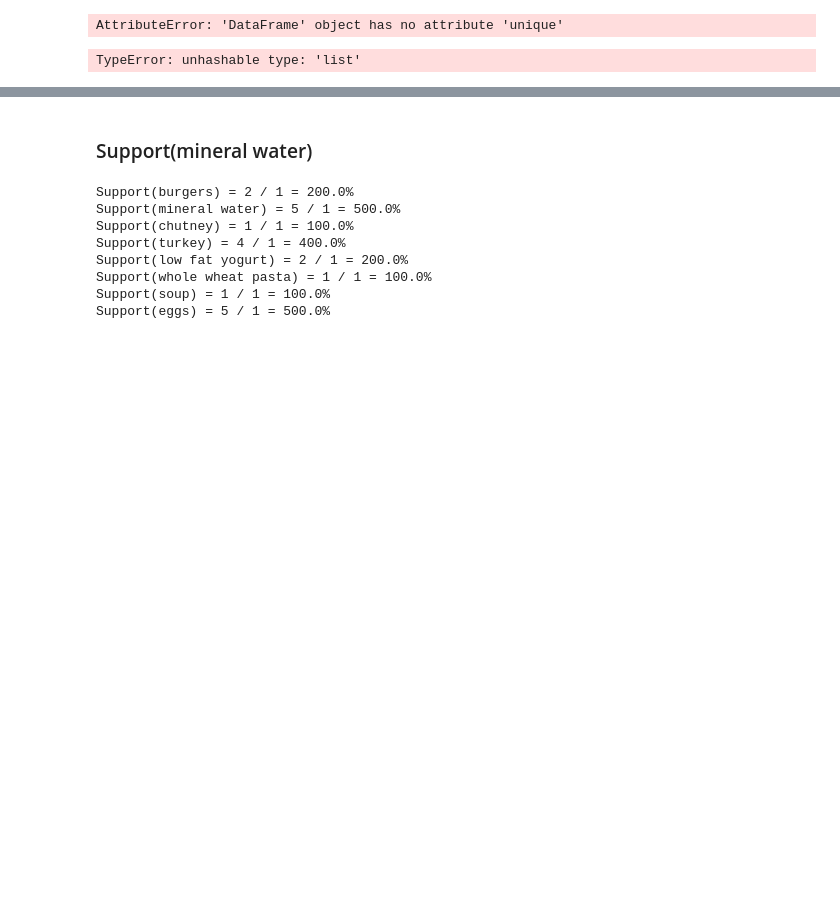
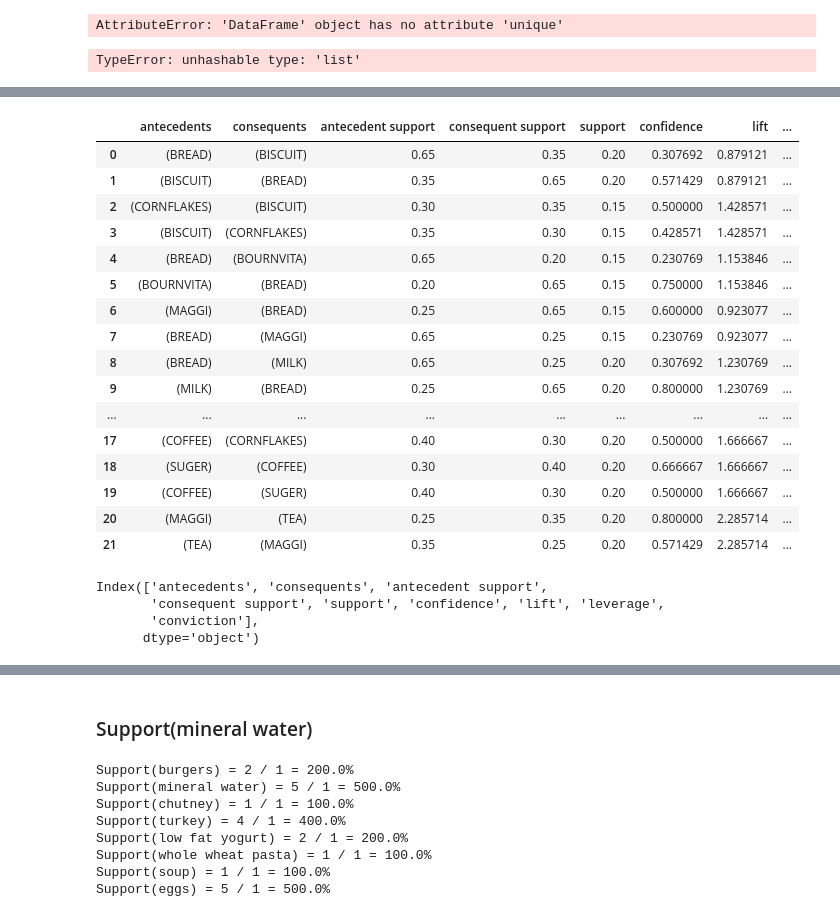
Before and after one commit to ravaldipak/ML, a Jupyter notebook: ML/APriori Algorithm/APriori Algorithm.ipynb, the cells around one changed output, grey strips where cells are left out. Saved outputs shown, nothing was run; the diff lists cells and outputs as text; code cells hidden in the pictures; blank space fills up the shorter version.

```diff
--- a/ML/APriori Algorithm/APriori Algorithm.ipynb
+++ b/ML/APriori Algorithm/APriori Algorithm.ipynb
@@ -70,0 +226,4 @@ TypeError: unhashable type: 'list'
+# %%
+from mlxtend.frequent_patterns import apriori
+frequent_item=apriori(store_ap,min_support=0.15,use_colnames=True)
+frequent_item
@@ -70,0 +248,30 @@ TypeError: unhashable type: 'list'
+# %%
+from mlxtend import frequent_patterns
+from mlxtend.frequent_patterns import association_rules
+store_association=association_rules(frequent_item,metric="lift",min_threshold=0.8)
+store_association
+# %% [output]
+|  | antecedents | consequents | antecedent support | consequent support | support | confidence | lift | ... |
+| 0 | (BREAD) | (BISCUIT) | 0.65 | 0.35 | 0.20 | 0.307692 | 0.879121 | ... |
+| 1 | (BISCUIT) | (BREAD) | 0.35 | 0.65 | 0.20 | 0.571429 | 0.879121 | ... |
+| 2 | (CORNFLAKES) | (BISCUIT) | 0.30 | 0.35 | 0.15 | 0.500000 | 1.428571 | ... |
+| 3 | (BISCUIT) | (CORNFLAKES) | 0.35 | 0.30 | 0.15 | 0.428571 | 1.428571 | ... |
+| 4 | (BREAD) | (BOURNVITA) | 0.65 | 0.20 | 0.15 | 0.230769 | 1.153846 | ... |
+| 5 | (BOURNVITA) | (BREAD) | 0.20 | 0.65 | 0.15 | 0.750000 | 1.153846 | ... |
+| 6 | (MAGGI) | (BREAD) | 0.25 | 0.65 | 0.15 | 0.600000 | 0.923077 | ... |
+| 7 | (BREAD) | (MAGGI) | 0.65 | 0.25 | 0.15 | 0.230769 | 0.923077 | ... |
+| 8 | (BREAD) | (MILK) | 0.65 | 0.25 | 0.20 | 0.307692 | 1.230769 | ... |
+| 9 | (MILK) | (BREAD) | 0.25 | 0.65 | 0.20 | 0.800000 | 1.230769 | ... |
+| ... | ... | ... | ... | ... | ... | ... | ... | ... |
+| 17 | (COFFEE) | (CORNFLAKES) | 0.40 | 0.30 | 0.20 | 0.500000 | 1.666667 | ... |
+| 18 | (SUGER) | (COFFEE) | 0.30 | 0.40 | 0.20 | 0.666667 | 1.666667 | ... |
+| 19 | (COFFEE) | (SUGER) | 0.40 | 0.30 | 0.20 | 0.500000 | 1.666667 | ... |
+| 20 | (MAGGI) | (TEA) | 0.25 | 0.35 | 0.20 | 0.800000 | 2.285714 | ... |
+| 21 | (TEA) | (MAGGI) | 0.35 | 0.25 | 0.20 | 0.571429 | 2.285714 | ... |
+# %%
+store_association.columns
+# %% [output]
+Index(['antecedents', 'consequents', 'antecedent support',
+       'consequent support', 'support', 'confidence', 'lift', 'leverage',
+       'conviction'],
+      dtype='object')
```
Also changed, not shown: parts of 13 cells of this notebook, 6 other files.
